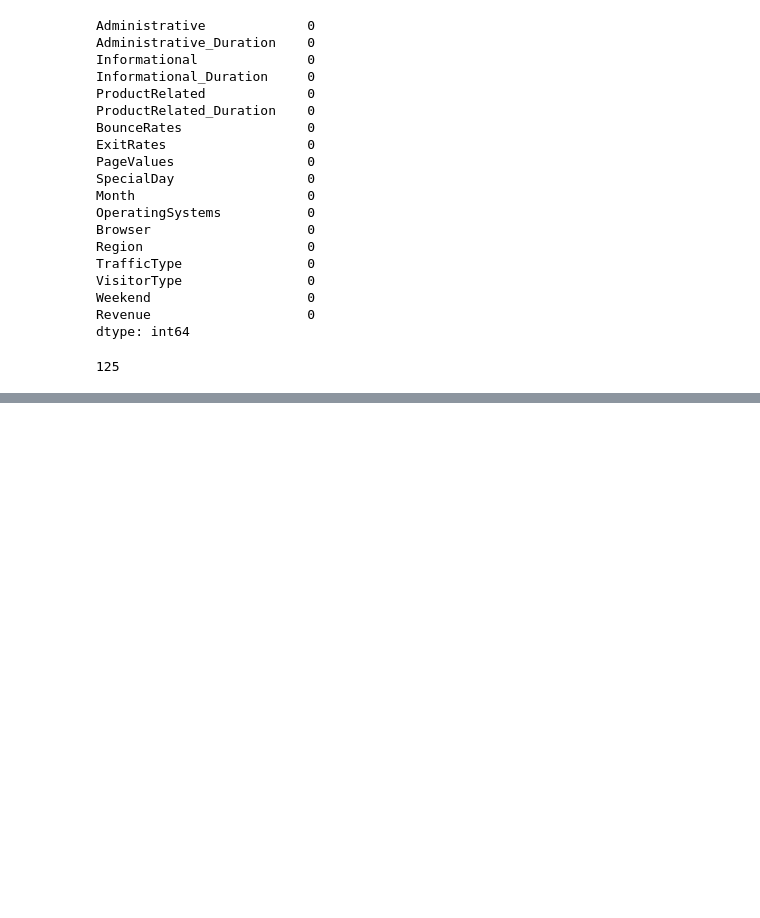
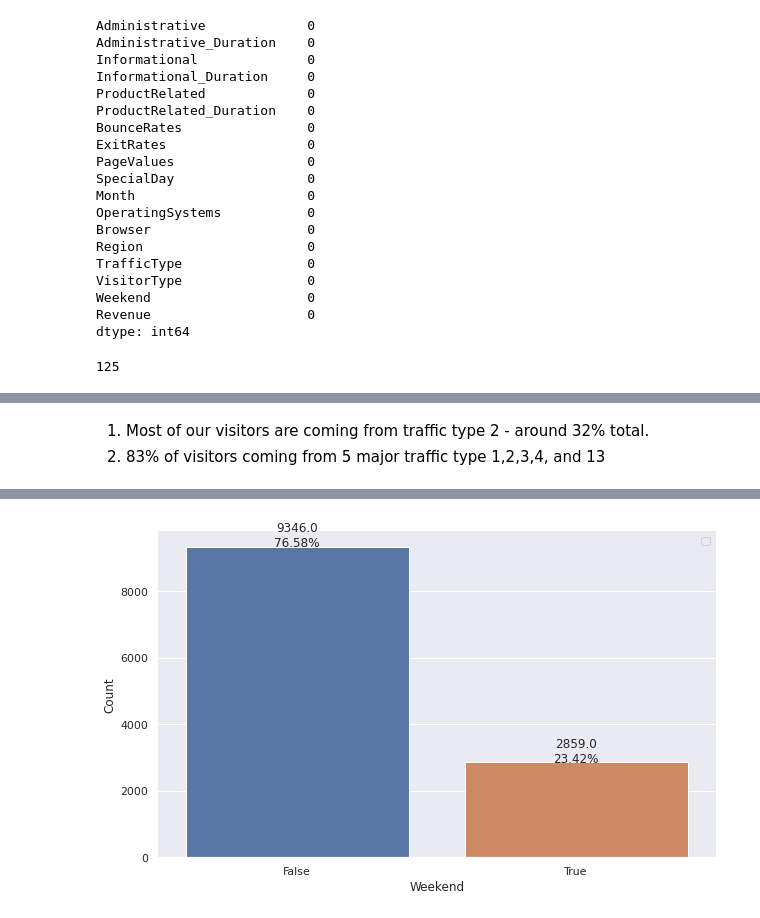
Before and after one commit to Jeremy-Alekai/Ecommerce-Item-Purchase-Prediction, a Jupyter notebook: Ecommerce_Item_Purchase_Prediction.ipynb, the cells around one changed output, grey strips where cells are left out. Saved outputs shown, nothing was run; the diff lists cells and outputs as text; code cells hidden in the pictures; blank space fills up the shorter version.

```diff
--- a/Ecommerce_Item_Purchase_Prediction.ipynb
+++ b/Ecommerce_Item_Purchase_Prediction.ipynb
@@ -55,0 +239,7 @@ df=df.
+# %% [markdown]
+1. Most of our visitors are coming from traffic type 2 - around 32%
+total.
+2. 83% of visitors coming from 5 major traffic type 1,2,3,4, and 13
+# %%
+plot_categorical_data(df, 'Weekend')
+# %% [output]
@@ -55,0 +247 @@ df=df.
+[figure, added]
```
Also changed, not shown: parts of 46 cells of this notebook.
